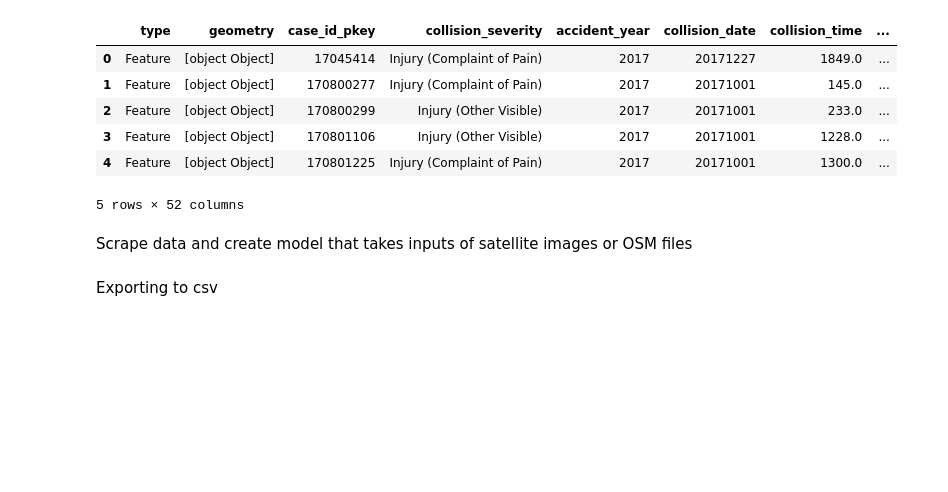
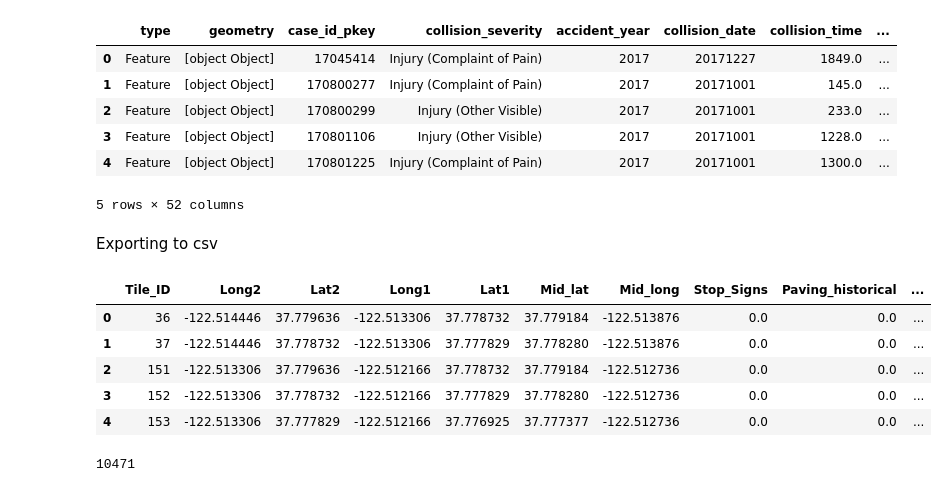
Before and after one commit to arisanguyen/210_Capstone_Aditya_Arisa_Noriel, a Jupyter notebook: Arisa - Expanded Tiles With Street Characteristics.ipynb, the cells around one changed output. Cells and saved outputs as stored; diff of their text form; code cells hidden in the pictures; blank space fills up the shorter version.

```diff
--- a/Arisa - Expanded Tiles With Street Characteristics.ipynb
+++ b/Arisa - Expanded Tiles With Street Characteristics.ipynb
@@ -207,5 +258,3 @@ tiles['Historical'] = his
-# %% [markdown]
-Scrape data and create model that takes inputs of satellite images or OSM files
 # %% [markdown]
 Exporting to csv
 # %%
@@ -212,0 +262,14 @@ tiles.to_csv('.\Data\Tiles_expanded.csv')
+# %%
+tiles_2 = pd.read_csv(r'.\Data\Tiles_expanded.csv')
+tiles_2.head(5)
+# %% [output]
+|  | Tile_ID | Long2 | Lat2 | Long1 | Lat1 | Mid_lat | Mid_long | Stop_Signs | Paving_historical | ... |
+| 0 | 36 | -122.514446 | 37.779636 | -122.513306 | 37.778732 | 37.779184 | -122.513876 | 0.0 | 0.0 | ... |
+| 1 | 37 | -122.514446 | 37.778732 | -122.513306 | 37.777829 | 37.778280 | -122.513876 | 0.0 | 0.0 | ... |
+| 2 | 151 | -122.513306 | 37.779636 | -122.512166 | 37.778732 | 37.779184 | -122.512736 | 0.0 | 0.0 | ... |
+| 3 | 152 | -122.513306 | 37.778732 | -122.512166 | 37.777829 | 37.778280 | -122.512736 | 0.0 | 0.0 | ... |
+| 4 | 153 | -122.513306 | 37.777829 | -122.512166 | 37.776925 | 37.777377 | -122.512736 | 0.0 | 0.0 | ... |
+# %%
+len(tiles_2)
+# %% [output]
+10471
```
Also changed, not shown: parts of 25 cells of this notebook.
